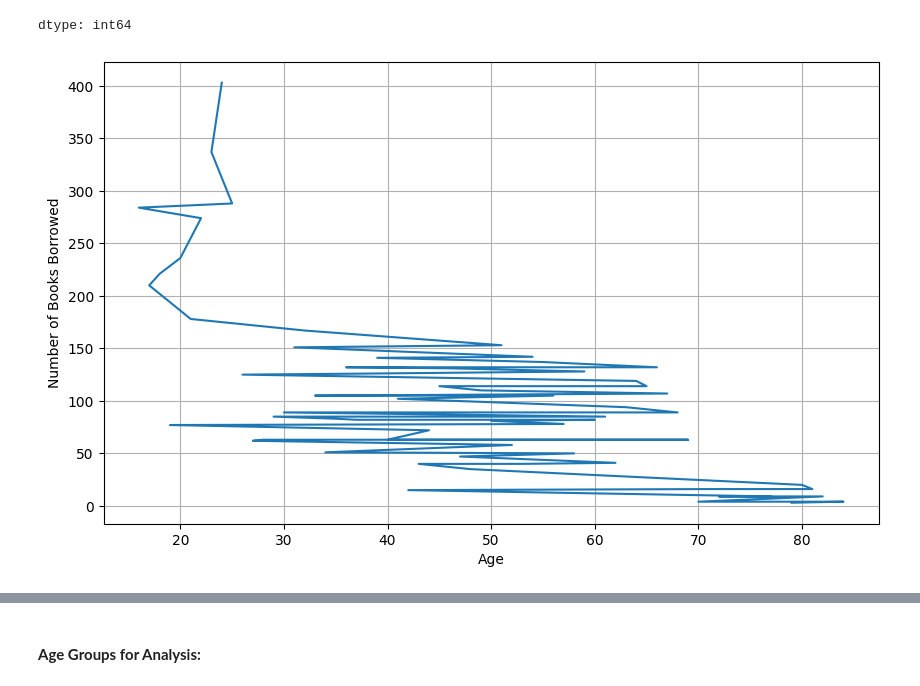
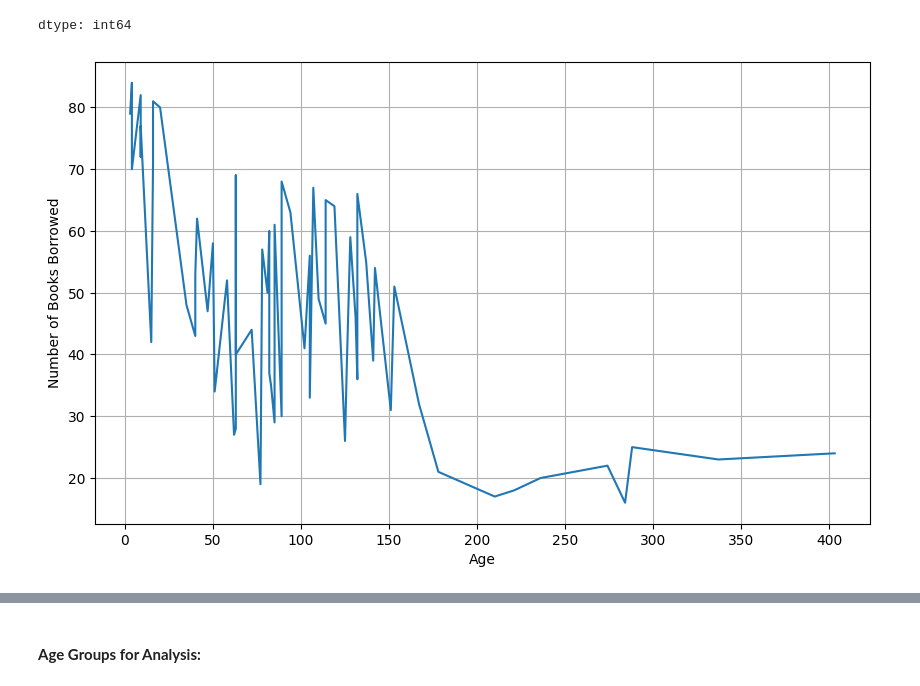
Before and after one commit to sfirdous/programming, a Jupyter notebook: Python/Library Management System - Comprehensive Analysis Task/Library_Management_System_Comprehensive_Analysis_Task.ipynb, the cells around one changed output, grey strips where cells are left out. Cells and saved outputs as stored; diff of their text form; code cells hidden in the pictures.

```diff
--- a/Python/Library Management System - Comprehensive Analysis Task/Library_Management_System_Comprehensive_Analysis_Task.ipynb
+++ b/Python/Library Management System - Comprehensive Analysis Task/Library_Management_System_Comprehensive_Analysis_Task.ipynb
@@ -120,14 +120,14 @@ dtype: int64
 # %%
 # How does borrowing frequency vary by age group?
 age_counts_series = members_transaction_merge['Age'].value_counts()
 ages = age_counts_series.index
 counts = age_counts_series.values
 
 plt.figure(figsize=(10, 6))
-plt.plot(ages, counts)
+plt.plot( counts,ages)
 plt.xlabel('Age')
 plt.ylabel('Number of Books Borrowed')
 plt.grid(True)
 plt.show()
 # %% [output]
-[figure, old version]
+[figure, new version]
```
Also changed, not shown: parts of 14 cells of this notebook.
